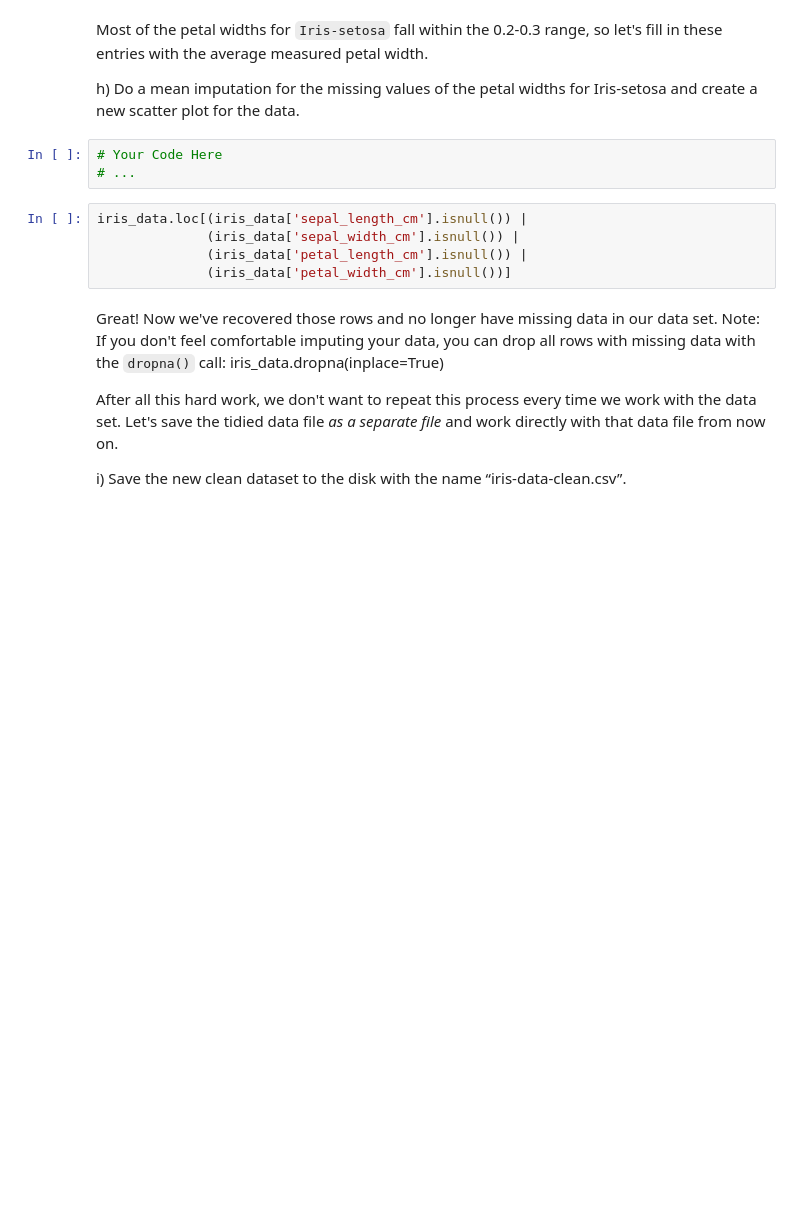
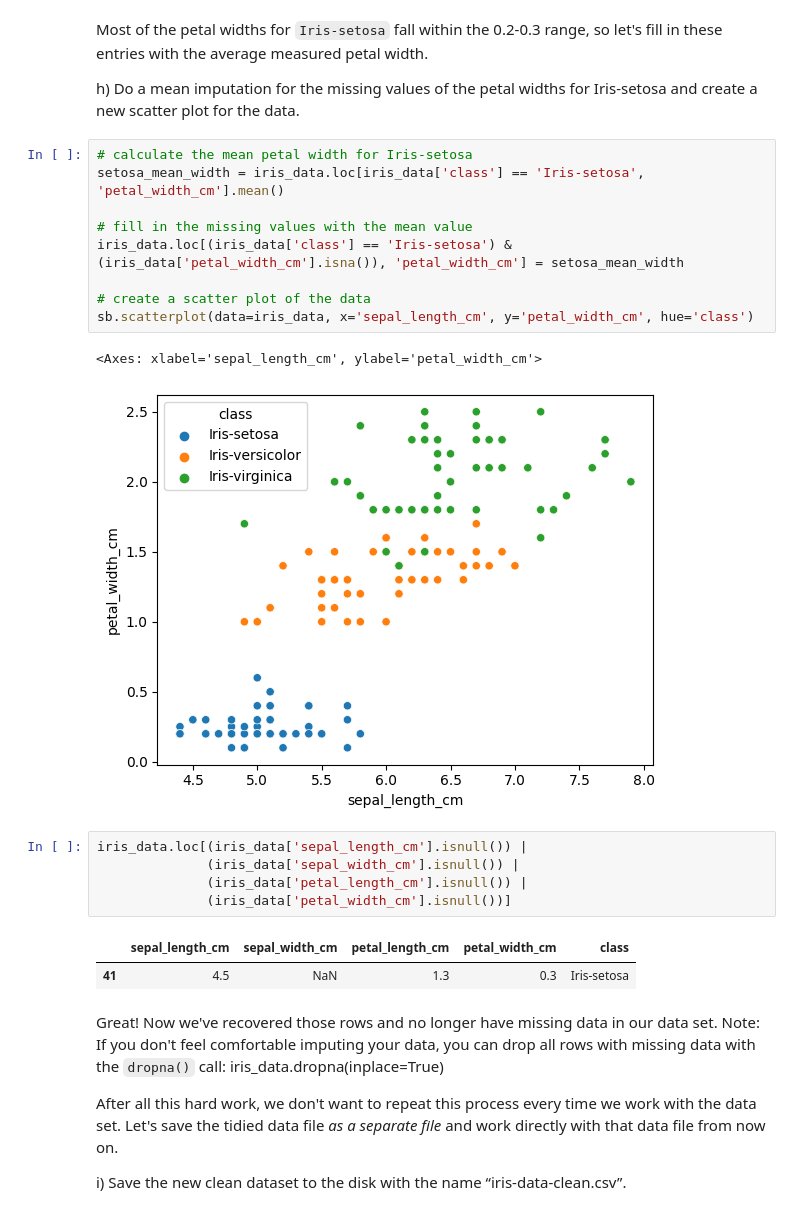
Before and after one commit to Fabio-A-Sa/Y3S2-InteligenciaArtificial, a Jupyter notebook: Exercises/TP5/TP5.ipynb, the cells around one changed output. Cells and saved outputs as stored; diff of their text form; blank space fills up the shorter version.

```diff
--- a/Exercises/TP5/TP5.ipynb
+++ b/Exercises/TP5/TP5.ipynb
@@ -183,14 +186,26 @@ TypeError: '<=' not supported between instances of 'float' and 'str'
 Most of the petal widths for `Iris-setosa` fall within the 0.2-0.3 range, so let's fill in these entries with the average measured petal width.
 
 h) Do a mean imputation for the missing values of the petal widths for Iris-setosa and create a new scatter plot for the data.
-# %%
-# Your Code Here
-# ...
+# %%
+# calculate the mean petal width for Iris-setosa
+setosa_mean_width = iris_data.loc[iris_data['class'] == 'Iris-setosa', 'petal_width_cm'].mean()
+
+# fill in the missing values with the mean value
+iris_data.loc[(iris_data['class'] == 'Iris-setosa') & (iris_data['petal_width_cm'].isna()), 'petal_width_cm'] = setosa_mean_width
+
+# create a scatter plot of the data
+sb.scatterplot(data=iris_data, x='sepal_length_cm', y='petal_width_cm', hue='class')
+# %% [output]
+<Axes: xlabel='sepal_length_cm', ylabel='petal_width_cm'>
+[figure, added]
 # %%
 iris_data.loc[(iris_data['sepal_length_cm'].isnull()) |
               (iris_data['sepal_width_cm'].isnull()) |
               (iris_data['petal_length_cm'].isnull()) |
               (iris_data['petal_width_cm'].isnull())]
+# %% [output]
+|  | sepal_length_cm | sepal_width_cm | petal_length_cm | petal_width_cm | class |
+| 41 | 4.5 | NaN | 1.3 | 0.3 | Iris-setosa |
 # %% [markdown]
 Great! Now we've recovered those rows and no longer have missing data in our data set. Note: If you don't feel comfortable imputing your data, you can drop all rows with missing data with the `dropna()` call: iris_data.dropna(inplace=True)
 
```
Also changed, not shown: parts of 3 cells of this notebook.
